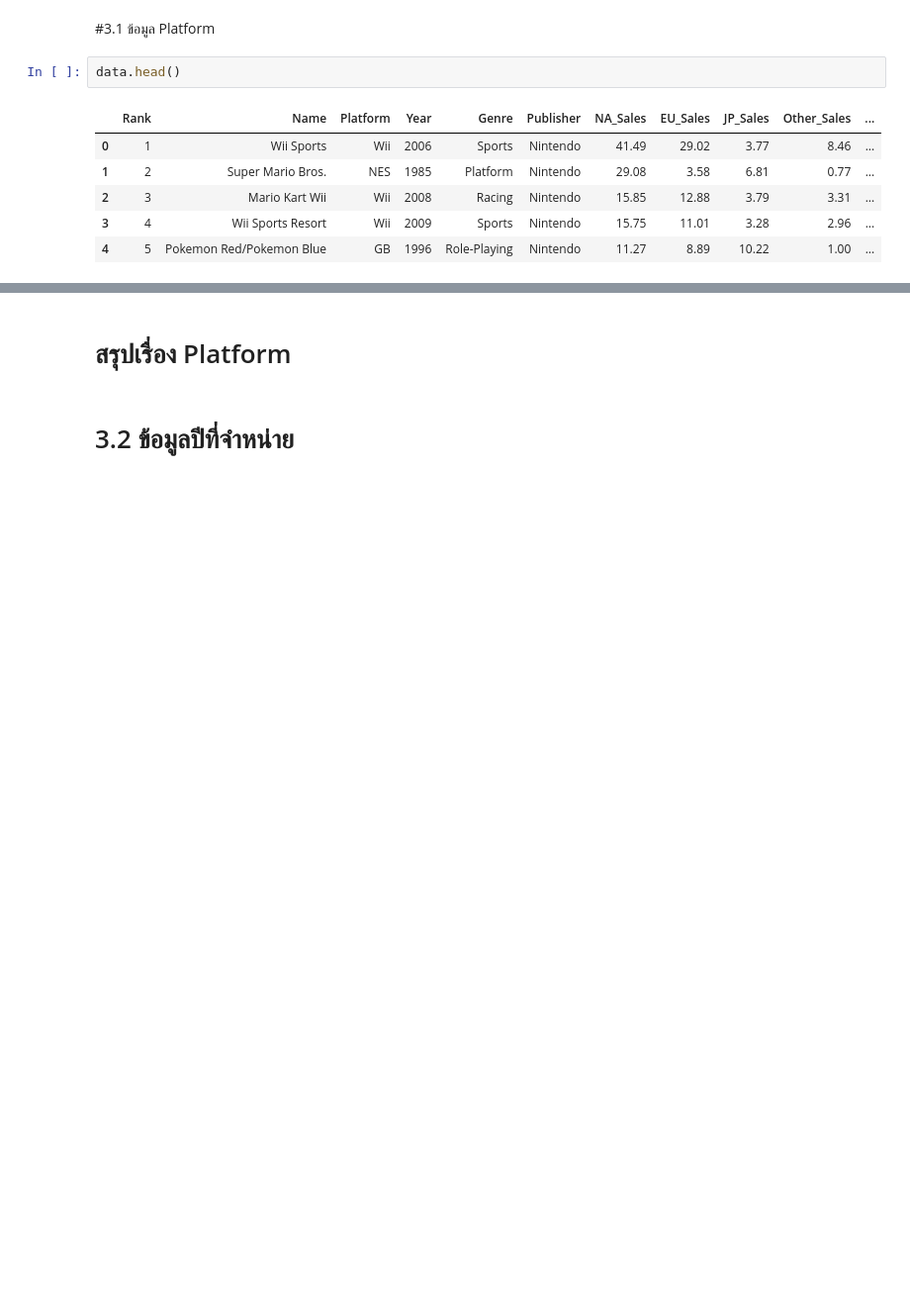
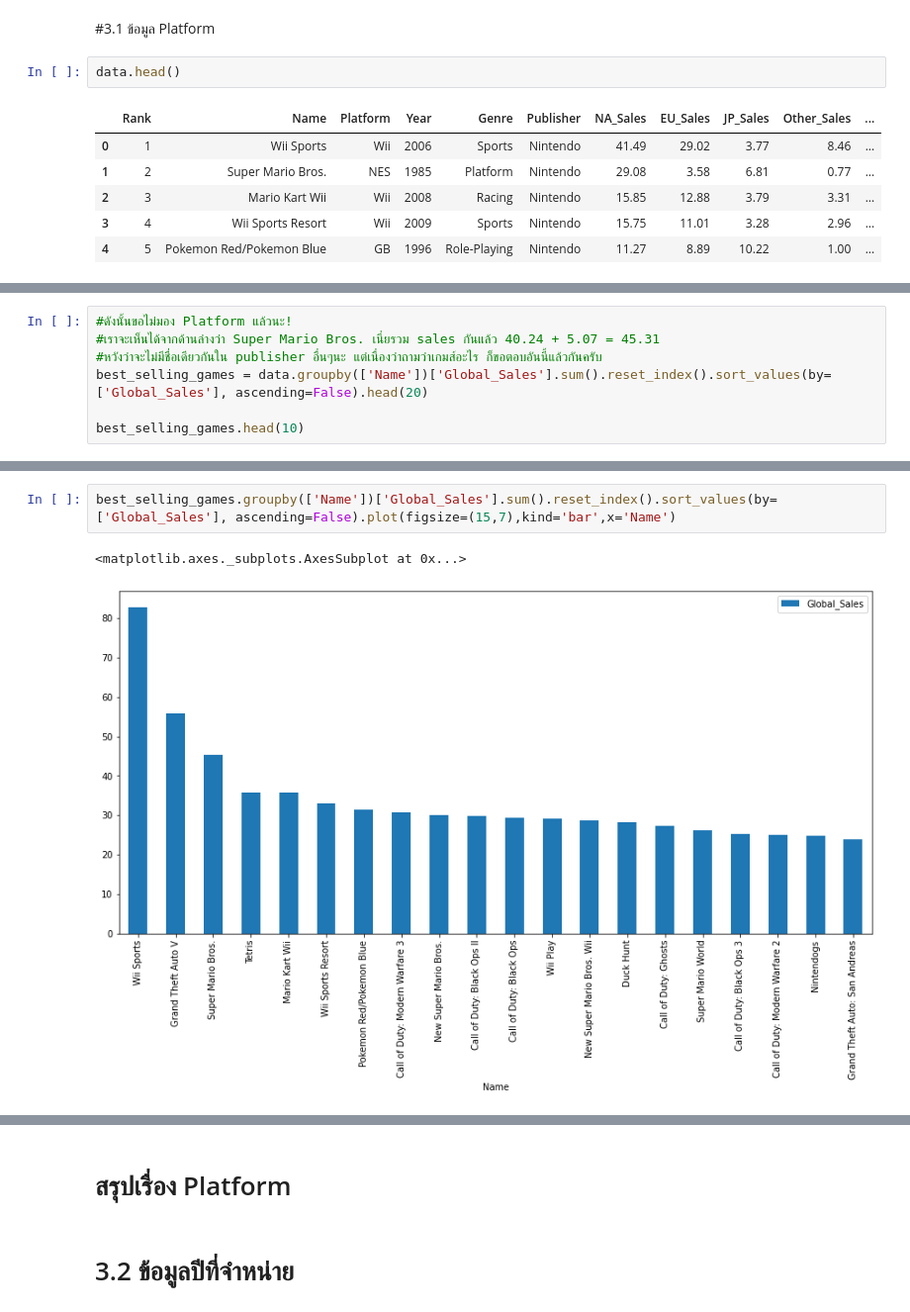
Before and after one commit to ktardthong/DSE_g19, a Jupyter notebook: KT - VGSale_HW_Week_one.ipynb, the cells around one changed output, grey strips where cells are left out. Shown at 99% size. Drawn from its saved outputs; the diff is of its cells as text; blank space fills up the shorter version.

```diff
--- a/KT - VGSale_HW_Week_one.ipynb
+++ b/KT - VGSale_HW_Week_one.ipynb
@@ -267,0 +251,7 @@ ValueError: ignored
+# %%
+#ดังนั้นขอไม่มอง Platform แล้วนะ!
+#เราจะเห็นได้จากด้านล่างว่า Super Mario Bros. เนี่ยรวม sales กันแล้ว 40.24 + 5.07 = 45.31
+#หวังว่าจะไม่มีชื่อเดียวกันใน publisher อื่นๆนะ แต่เนื่องว่าถามว่าเกมส์อะไร ก็ขอตอบอันนี้แล้วกันครับ
+best_selling_games = data.groupby(['Name'])['Global_Sales'].sum().reset_index().sort_values(by=['Global_Sales'], ascending=False).head(20)
+
+best_selling_games.head(10)
@@ -267,0 +270,5 @@ ValueError: ignored
+# %%
+best_selling_games.groupby(['Name'])['Global_Sales'].sum().reset_index().sort_values(by=['Global_Sales'], ascending=False).plot(figsize=(15,7),kind='bar',x='Name')
+# %% [output]
+<matplotlib.axes._subplots.AxesSubplot at 0x...>
+[figure, added]
```
Also changed, not shown: parts of 16 cells of this notebook.
